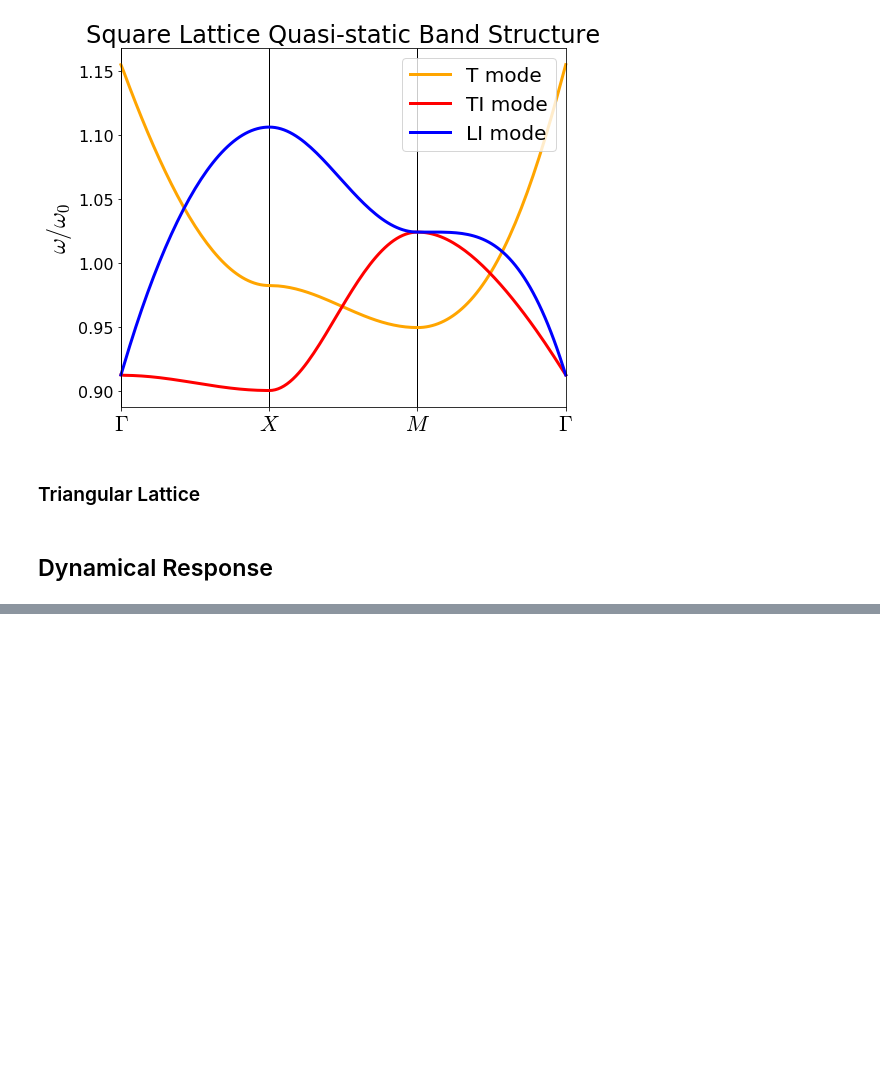
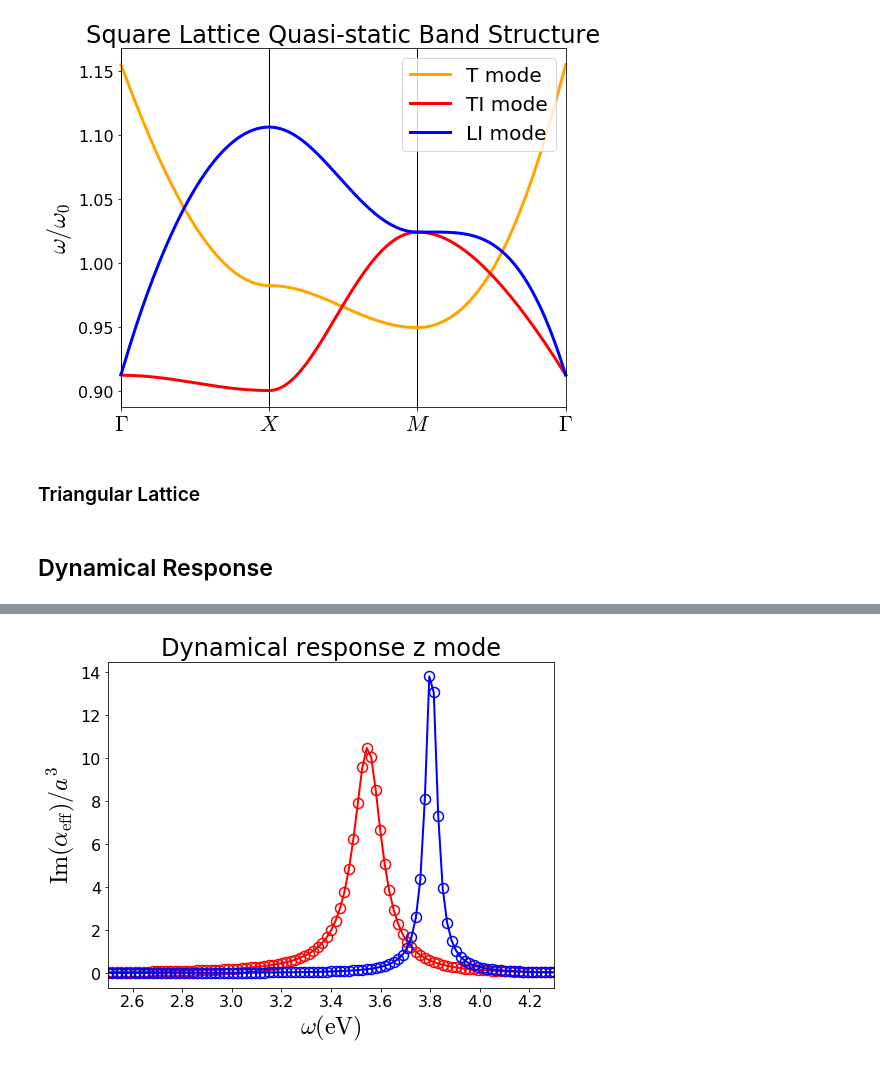
Before and after one commit to 711er/cde, a Jupyter notebook: cde-2d.ipynb, the cells around one changed output, grey strips where cells are left out. Cells and saved outputs as stored; diff of their text form; code cells hidden in the pictures; blank space fills up the shorter version.

Commit message:
T-mode completed. Off-diagonal lattice sum of 1/R need to be solved.

```diff
--- a/cde-2d.ipynb
+++ b/cde-2d.ipynb
@@ -651,6 +651,9 @@ Wall time: 55.6 ms
 # %%
 kw = twopi*0.5
 k = [ twopi*0.8, 0, 0 ]
+
+U = 10.0
+D = D_const(U, lat, nz=10)
 
 # Direct summation
 numR = 1000
@@ -1370,0 +1449,27 @@ def eps_drude(kw, wp, gamma):
+# %%
+lat = square
+Gamma = lat.reci_vec(0, 0, 0)
+X = lat.reci_vec(0.5, 0, 0)
+nw = 101
+d = 75*nm
+a_o_d = 1.0/3.0
+a = d*a_o_d
+# nk = 31
+w_min, w_max = 2.5, 4.3
+ws = np.linspace(kw_min, kw_max, nw)
+kws = ev2kw(ws, d)*twopi
+# print(kws[0], kws[-1])
+
+kvec = [ 0.19, 0, 0 ]
+
+N_R_z = 200
+r0 = [0, 0, 0]
+E = 1*np.sqrt(np.pi/vec_norm(lat.a1)/vec_norm(lat.a2))
+N_G = 5
+N_R = 5
+%time s1 = np.array( [ S_ewald(kvec, kw, N_G, N_R, E, lat, 1, 1, 1) \
+                      for kw in kws ] )
+%time s2 = np.array( [ Rsum_direct(fR2, N_R_z, r0, kvec, kw, lat) \
+                      for kw in kws ] )
+%time s3 = np.array( [ Rsum_direct(fR3, N_R_z, r0, kvec, kw, lat) \
+                      for kw in kws ] )
@@ -1370,0 +1483,17 @@ def eps_drude(kw, wp, gamma):
+# %%
+beta_z = kws**2*s1 + 1j*kws*s2 - s3
+pol = alpha(ws, eps_drude, a=a, a_o_d=a_o_d,
+            unit='eV', rad_corr=True)
+Mz = 1*1.0/pol - 1*beta_z/d**3
+
+plt.figure(figsize=(8,6))
+plt.plot(ws, np.imag(pol)/a**3, 'ro-', **marker_style)
+plt.plot(ws, np.imag(1.0/Mz)/a**3, 'bo-', **marker_style)
+# plt.plot(ws, np.imag(-1/beta_z/a_o_d**3), 'ro-', **marker_style)
+plt.xlim(ws[0], ws[-1])
+plt.xlabel(r'$\omega(\mathrm{eV})$')
+plt.ylabel(r'$\mathrm{Im}(\alpha_{\mathrm{eff}})/a^3$')
+plt.title('Dynamical response z mode')
+plt.show()
+# %% [output]
+[figure, added]
```
Also changed, not shown: parts of 11 cells of this notebook, 4 other files.
